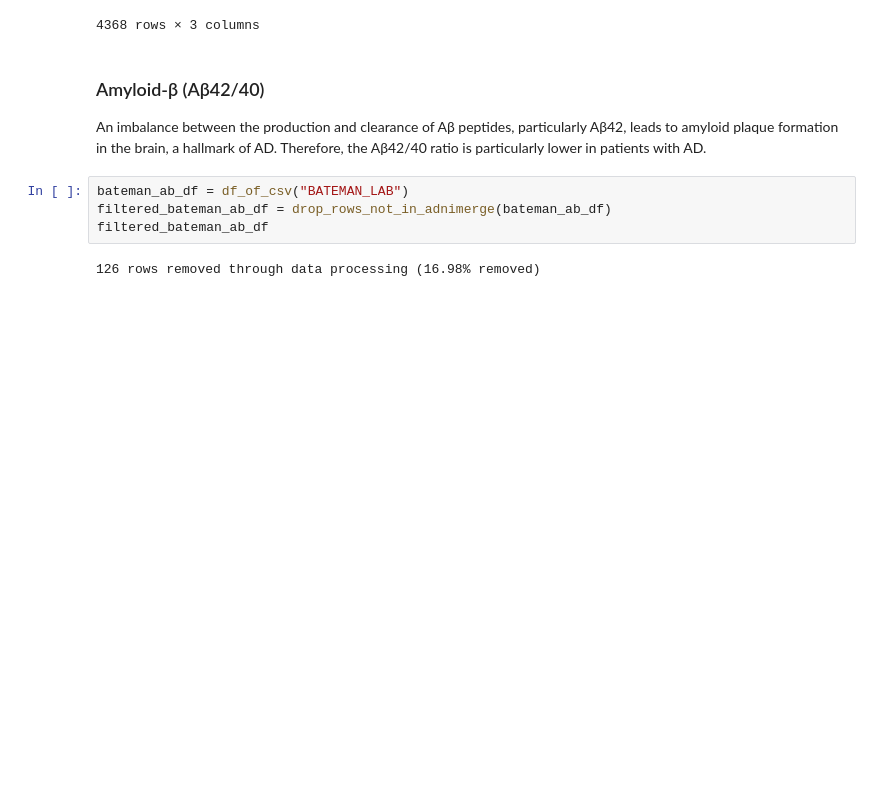
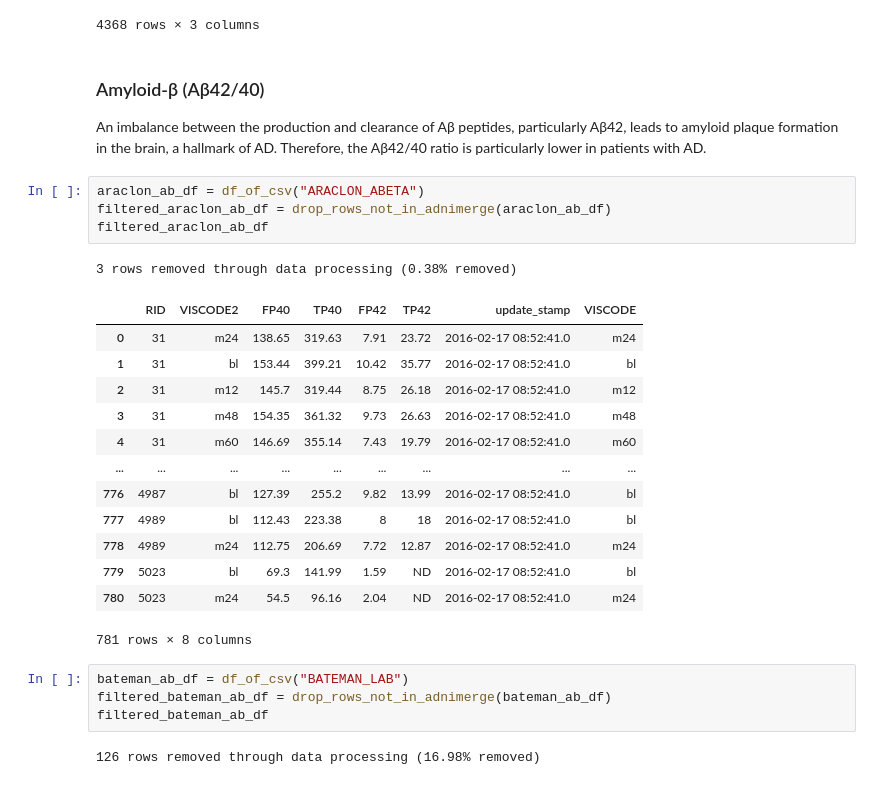
Before and after one commit to raoalihasan1/ML-MCI-AD-Conversion, a Jupyter notebook: plasma_data_collection.ipynb, the cells around one changed output. Saved outputs shown, nothing was run; the diff lists cells and outputs as text; blank space fills up the shorter version.

Commit message:
Added araclon dataset for AB42/40 ratio

```diff
--- a/plasma_data_collection.ipynb
+++ b/plasma_data_collection.ipynb
@@ -170,6 +170,25 @@ ptau_181_df
 An imbalance between the production and clearance of Aβ peptides, particularly
 Aβ42, leads to amyloid plaque formation in the brain, a hallmark of AD.
 Therefore, the Aβ42/40 ratio is particularly lower in patients with AD.
+# %%
+araclon_ab_df = df_of_csv("ARACLON_ABETA")
+filtered_araclon_ab_df = drop_rows_not_in_adnimerge(araclon_ab_df)
+filtered_araclon_ab_df
+# %% [output]
+3 rows removed through data processing (0.38% removed)
+|  | RID | VISCODE2 | FP40 | TP40 | FP42 | TP42 | update_stamp | VISCODE |
+| 0 | 31 | m24 | 138.65 | 319.63 | 7.91 | 23.72 | 2016-02-17 08:52:41.0 | m24 |
+| 1 | 31 | bl | 153.44 | 399.21 | 10.42 | 35.77 | 2016-02-17 08:52:41.0 | bl |
+| 2 | 31 | m12 | 145.7 | 319.44 | 8.75 | 26.18 | 2016-02-17 08:52:41.0 | m12 |
+| 3 | 31 | m48 | 154.35 | 361.32 | 9.73 | 26.63 | 2016-02-17 08:52:41.0 | m48 |
+| 4 | 31 | m60 | 146.69 | 355.14 | 7.43 | 19.79 | 2016-02-17 08:52:41.0 | m60 |
+| ... | ... | ... | ... | ... | ... | ... | ... | ... |
+| 776 | 4987 | bl | 127.39 | 255.2 | 9.82 | 13.99 | 2016-02-17 08:52:41.0 | bl |
+| 777 | 4989 | bl | 112.43 | 223.38 | 8 | 18 | 2016-02-17 08:52:41.0 | bl |
+| 778 | 4989 | m24 | 112.75 | 206.69 | 7.72 | 12.87 | 2016-02-17 08:52:41.0 | m24 |
+| 779 | 5023 | bl | 69.3 | 141.99 | 1.59 | ND | 2016-02-17 08:52:41.0 | bl |
+| 780 | 5023 | m24 | 54.5 | 96.16 | 2.04 | ND | 2016-02-17 08:52:41.0 | m24 |
+781 rows × 8 columns
 # %%
 bateman_ab_df = df_of_csv("BATEMAN_LAB")
 filtered_bateman_ab_df = drop_rows_not_in_adnimerge(bateman_ab_df)
```
Also changed, not shown: parts of 1 cell of this notebook.
